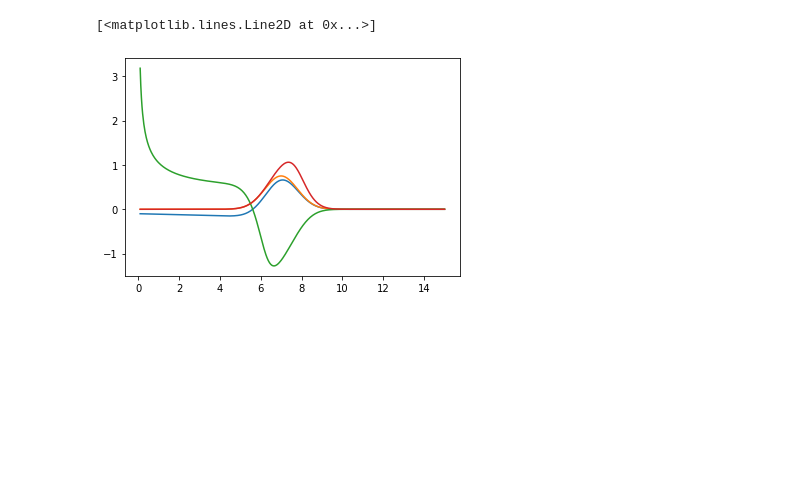
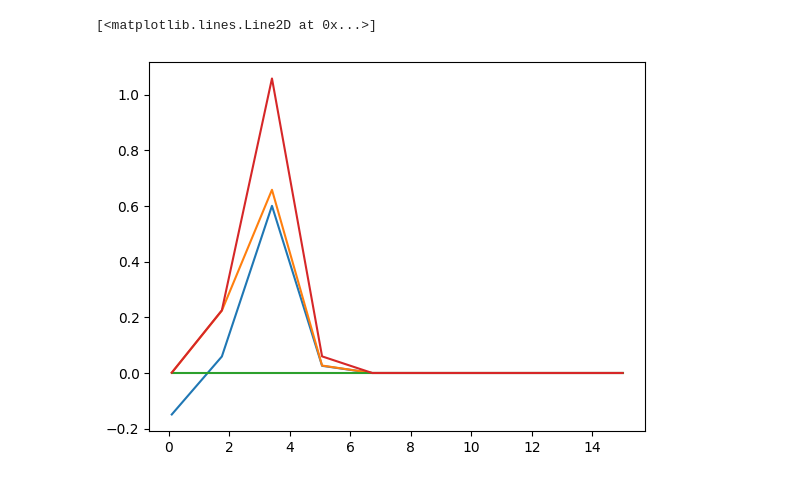
Before and after one commit to anxious-pineapple/Errors-in-FBQC-Code, a Jupyter notebook: Quantum Pulses (Example With Input).ipynb, the cells around one changed output. Drawn from its saved outputs; the diff is of its cells as text; code cells hidden in the pictures; blank space fills up the shorter version.

```diff
--- a/Quantum Pulses (Example With Input).ipynb
+++ b/Quantum Pulses (Example With Input).ipynb
@@ -11,7 +11,7 @@ N_u = 2
 N_v = 2
 
 #Coupling constant
-mu = 7
+mu = 3
 sigma = 0.8
 gamma = 0.2
 # %%
@@ -35,10 +35,10 @@ def v_2(t):
 #Defining the time dependent coupling
 def g_v(t, args):
     integral = quad(v_2, 0, t)[0]
-    return -np.conj(v(t))/ ( integral**0.5 )
+    #return -np.conj(v(t))/ ( integral**0.5 )
   #return -1*np.conj(v(t))/ ( 1 - np.exp(-t*gamma) )**0.5
   #return (-1/( np.exp(t*gamma) - 1 )**0.5)
-    #return 0
+    return 0
 
 ###########################################
 
@@ -58,23 +58,24 @@ def u_2(t):
 def g_u(t, args):
     integral = quad(u_2, 0, t)[0]
     return np.conj(u(t))/ (1-integral)**0.5
+    #return 0
 
 def g_uv(t,args):
     return g_u(t,None)*g_v(t,None)
 # %%
 
-t_no = 500
+t_no = 10
 
 #Plotting out the output pulse and time dependent coupling
 times = np.linspace(0.1, 15, t_no)
 
 plt.plot(times, [v(t) for t in times])
 plt.plot(times, [u(t) for t in times])
 plt.plot(times, [g_v(t, None) for t in times])
 plt.plot(times, [g_u(t, None) for t in times])
 # %% [output]
 [<matplotlib.lines.Line2D at 0x...>]
-[figure, old version]
+[figure, new version]
 # %%
 
 #Defining initial state of the system and cavity, with the system in excited state
```
Also changed, not shown: parts of 10 cells of this notebook, 8 other files.
